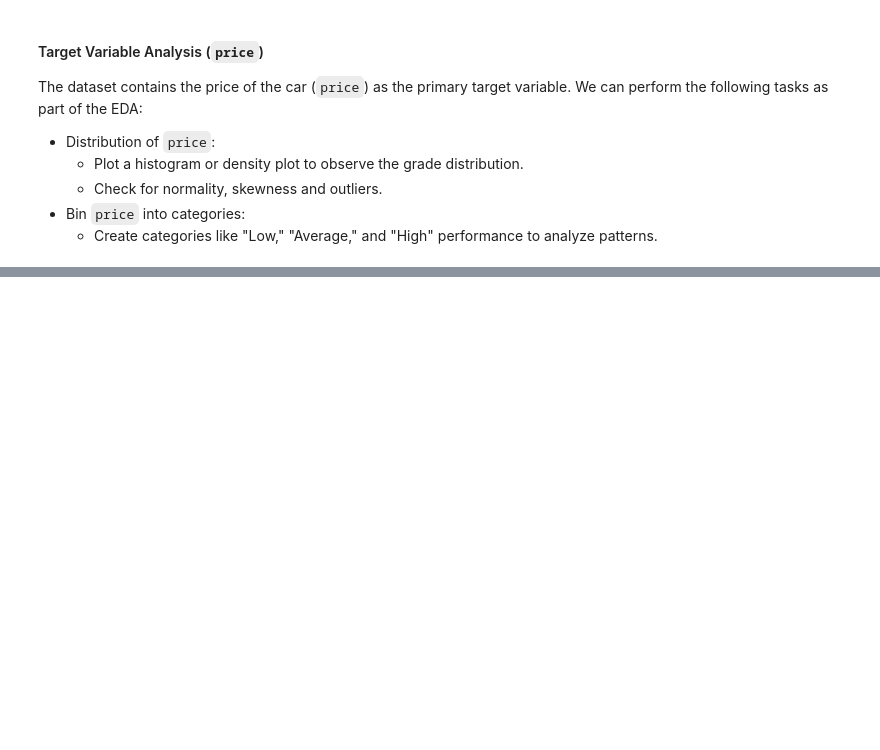
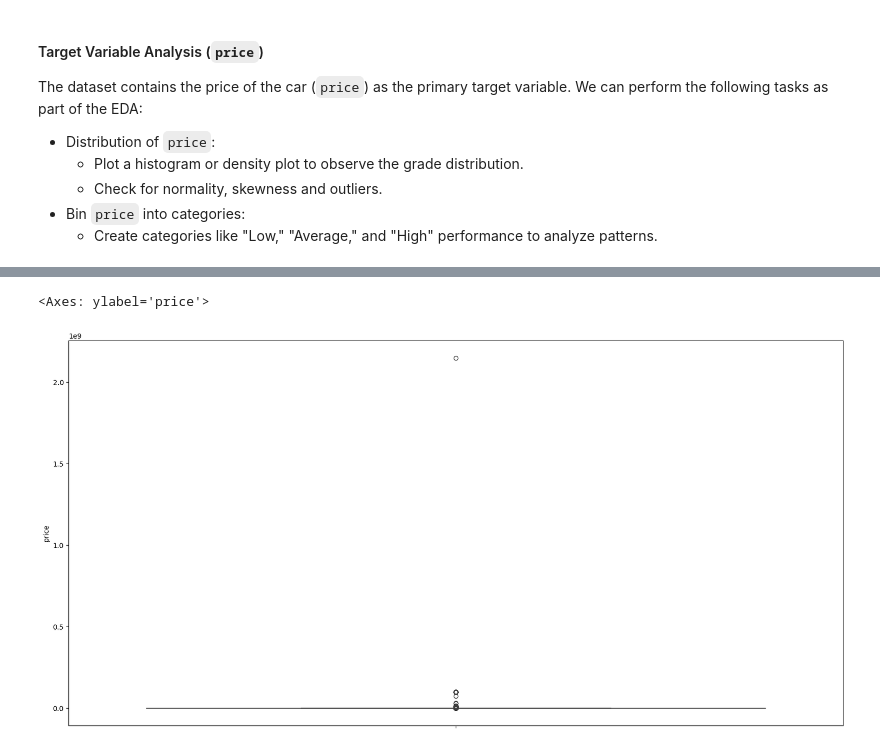
Before and after one commit to hadjoullis/epl448, a Jupyter notebook: demo.ipynb, the cells around one changed output, grey strips where cells are left out. Saved outputs shown, nothing was run; the diff lists cells and outputs as text; code cells hidden in the pictures; blank space fills up the shorter version.

```diff
--- a/demo.ipynb
+++ b/demo.ipynb
@@ -167,0 +176,7 @@ ax.set_ylabel("Frequency")
+# %%
+# boxplot
+fig, ax = plt.subplots(figsize=(20,10))
+sns.boxplot(data=df, y='price')
+# %% [output]
+<Axes: ylabel='price'>
+[figure, added]
```
Also changed, not shown: parts of 5 cells of this notebook.
